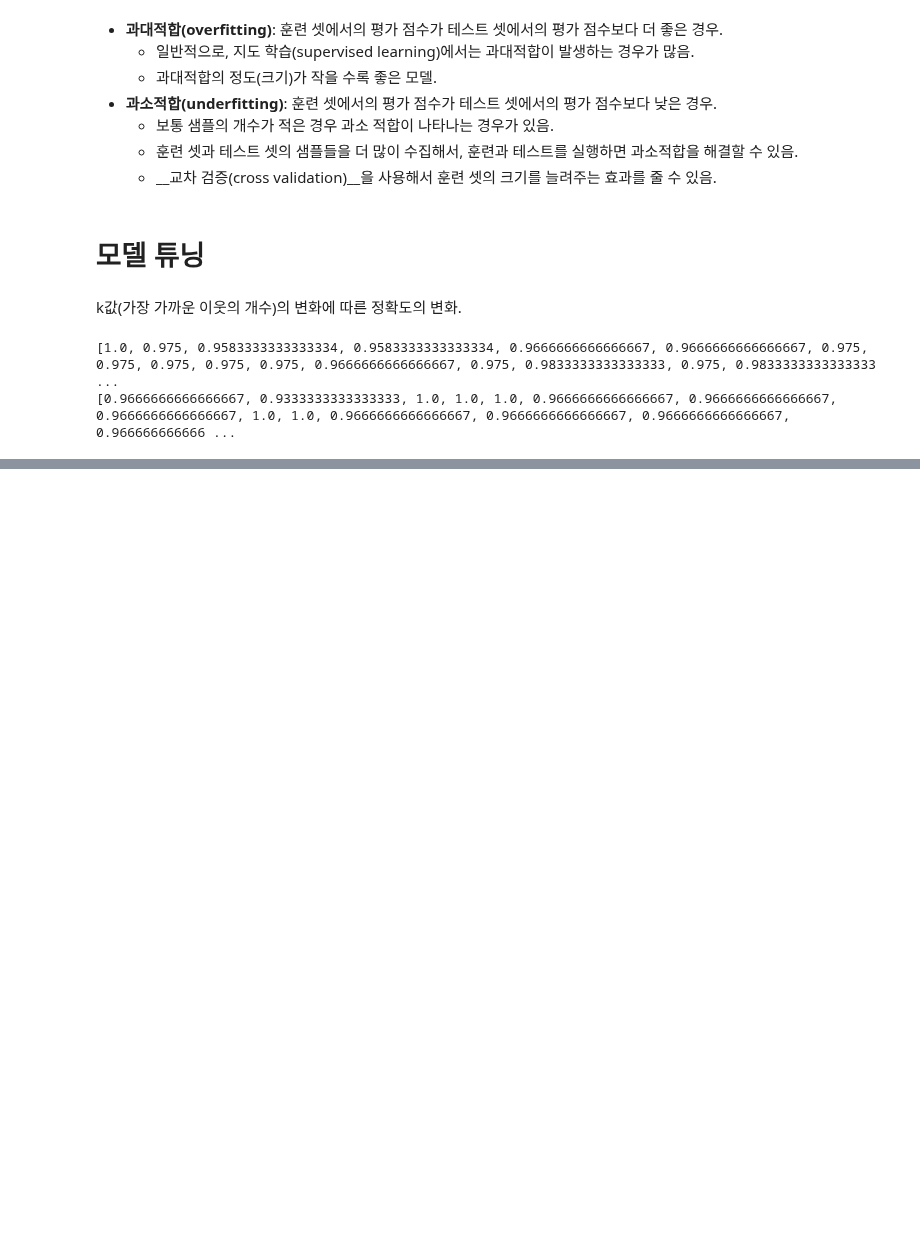
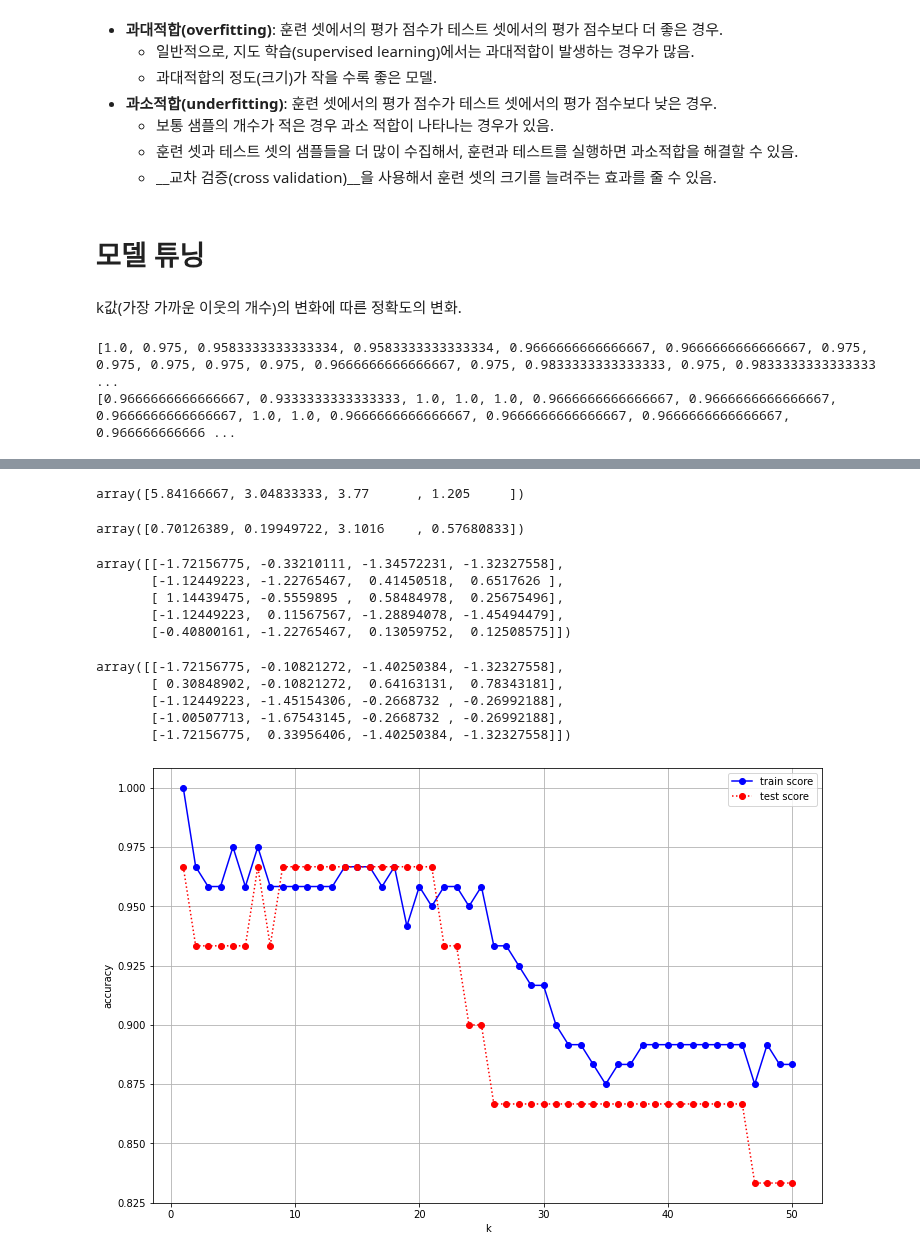
Before and after one commit to sejinseo/Itwill_Python, a Jupyter notebook: ml04_iris.ipynb, the cells around one changed output, grey strips where cells are left out. Drawn from its saved outputs; the diff is of its cells as text; code cells hidden in the pictures; blank space fills up the shorter version.

```diff
--- a/ml04_iris.ipynb
+++ b/ml04_iris.ipynb
@@ -384,0 +397,57 @@ sns.lineplot(y=train_scores)
+# %%
+# (1) fit: 훈련 셋에서 각 특성(변수)들의 평균과 표준 편차를 찾음.
+# (2) transform: 훈련 셋의 각 특성들의 값들을 변환(스케일링).
+X_tr_scaled = scaler.fit_transform(X_train)
+# %%
+scaler.mean_ # 훈련 셋의 4개의 특성의 평균들
+# %% [output]
+array([5.84166667, 3.04833333, 3.77      , 1.205     ])
+# %%
+scaler.var_ # 훈련 셋의 4개 특성의 분산들.
+# %% [output]
+array([0.70126389, 0.19949722, 3.1016    , 0.57680833])
+# %%
+X_tr_scaled[:5, :]
+# %% [output]
+array([[-1.72156775, -0.33210111, -1.34572231, -1.32327558],
+       [-1.12449223, -1.22765467,  0.41450518,  0.6517626 ],
+       [ 1.14439475, -0.5559895 ,  0.58484978,  0.25675496],
+       [-1.12449223,  0.11567567, -1.28894078, -1.45494479],
+       [-0.40800161, -1.22765467,  0.13059752,  0.12508575]])
+# %%
+# 테스트 셋은 훈련 셋의 평균과 표준편차를 사용해서 스케일링. -> fit 호출 없이 transform 메서드만 호출.
+X_te_scaled = scaler.transform(X_test)
+# %%
+X_te_scaled[:5, :]
+# %% [output]
+array([[-1.72156775, -0.10821272, -1.40250384, -1.32327558],
+       [ 0.30848902, -0.10821272,  0.64163131,  0.78343181],
+       [-1.12449223, -1.45154306, -0.2668732 , -0.26992188],
+       [-1.00507713, -1.67543145, -0.2668732 , -0.26992188],
+       [-1.72156775,  0.33956406, -1.40250384, -1.32327558]])
+# %%
+# 스케일된 특성들을 사용해서 k값 변화에 따른 성능 평가
+k_values = np.arange(1, 51)
+train_scores = []
+test_scores = []
+for k in k_values:
+    knn_clf = KNeighborsClassifier(n_neighbors=k) # 모델 생성
+    knn_clf.fit(X_tr_scaled, y_train) # 모델 훈련
+    tr_acc = knn_clf.score(X_tr_scaled, y_train) # 훈련 셋 정확도
+    train_scores.append(tr_acc)
+
+    te_acc = knn_clf.score(X_te_scaled, y_test) # 테스트 셋 정확도
+    test_scores.append(te_acc)
+# %%
+# 훈련 셋/테스트 셋 정확도 시각화
+plt.figure(figsize=(12, 8))
+plt.plot(k_values, train_scores, 'bo-', label='train score')
+plt.plot(k_values, test_scores, 'ro:', label='test score')
+
+plt.xlabel('k')
+plt.ylabel('accuracy')
+plt.legend()
+plt.grid()
+plt.show()
+# %% [output]
+[figure, added]
```
Also changed, not shown: parts of 5 cells of this notebook.
